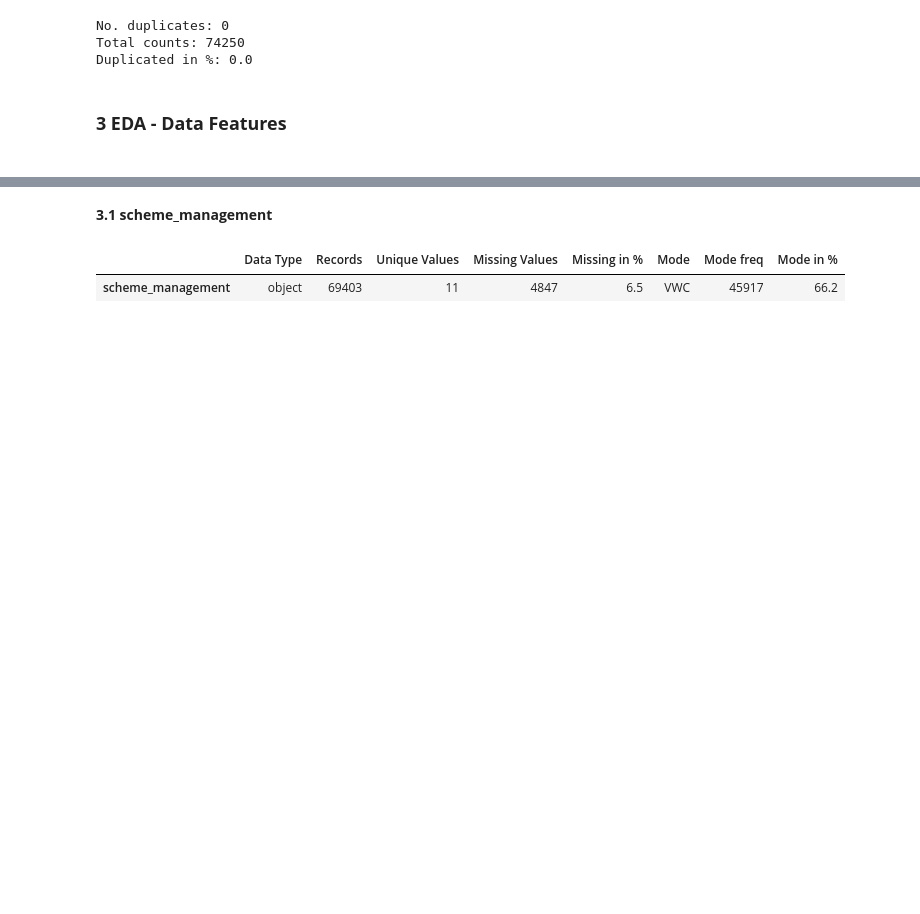
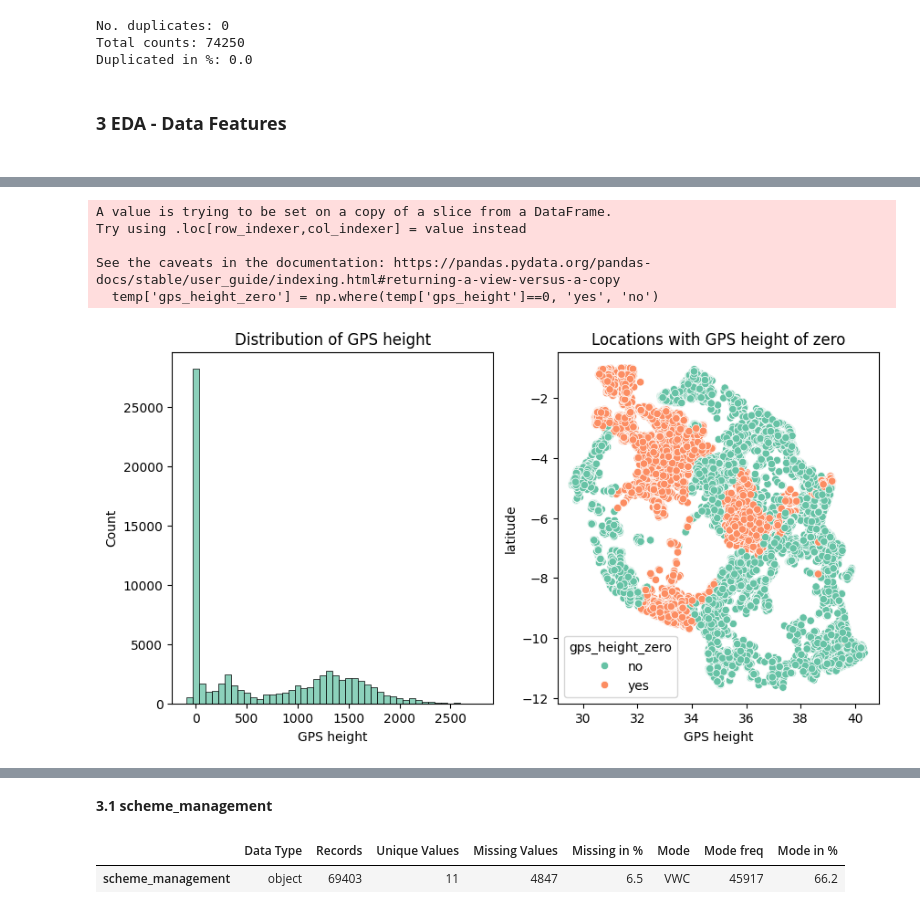
Before and after one commit to ryanlui16055/Water-Pump-Prediction, a Jupyter notebook: code/main.ipynb, the cells around one changed output, grey strips where cells are left out. Drawn from its saved outputs; the diff is of its cells as text; code cells hidden in the pictures; blank space fills up the shorter version.

```diff
--- a/code/main.ipynb
+++ b/code/main.ipynb
@@ -257,0 +452,2 @@ Duplicated in %: 0.0
+# %%
+All_data['funder'] = All_data['funder'].fillna(All_data['installer'].mode().to_list()[0])
@@ -257,0 +469,5 @@ Duplicated in %: 0.0
+# %%
+#check the distribution of status groups for the 10 most frequent installer
+installer = distribution_checker(All_data, 'installer')
+installer = installer.sort_values('nr_pumps', ascending= False)
+installer.head(10)
@@ -257,0 +493,2 @@ Duplicated in %: 0.0
+# %%
+All_data['installer'] = All_data['installer'].fillna(All_data['installer'].mode().to_list()[0])
@@ -257,0 +499,9 @@ Duplicated in %: 0.0
+# %%
+min_val = installer['nr_pumps'].min()
+max_val = installer['nr_pumps'].max()
+installer['installer_share'] = (installer['nr_pumps'] - min_val) / (max_val - min_val)
+installer_share = installer['installer_share'].to_dict()
+
+All_data['installer'] = All_data['installer'].map(installer_share)
+All_data['installer']
+#print()
@@ -257,0 +545,21 @@ Duplicated in %: 0.0
+# %%
+fig, axes = plt.subplots(1, 2,  figsize=(10,5))
+
+#plot distribution of gps height
+sns.histplot( All_data[ 'gps_height'], color = '#66c2a5', ax=axes[0])
+axes[0].set(title = 'Distribution of GPS height', xlabel = 'GPS height')
+
+#plot locations where gps height is zero
+temp = All_data[All_data['longitude']!=0]  #only include records where logitude isn't zero
+temp['gps_height_zero'] = np.where(temp['gps_height']==0, 'yes', 'no')
+sns.scatterplot(x= temp['longitude'], y = temp['latitude'], hue = temp['gps_height_zero'], palette='Set2', ax = axes[1])
+axes[1].set(title = 'Locations with GPS height of zero', xlabel = 'GPS height')
+
+plt.show()
+# %% [output]
+A value is trying to be set on a copy of a slice from a DataFrame.
+Try using .loc[row_indexer,col_indexer] = value instead
+
+See the caveats in the documentation: https://pandas.pydata.org/pandas-docs/stable/user_guide/indexing.html#returning-a-view-versus-a-copy
+  temp['gps_height_zero'] = np.where(temp['gps_height']==0, 'yes', 'no')
+[figure, added]
```
Also changed, not shown: parts of 121 cells of this notebook.
